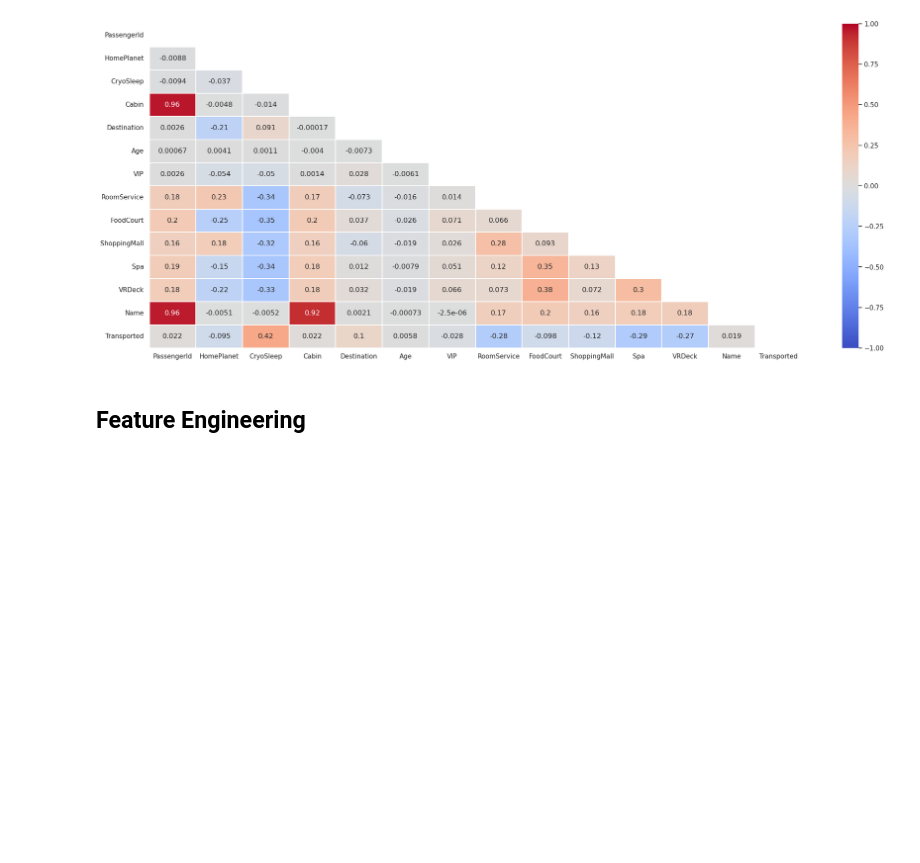
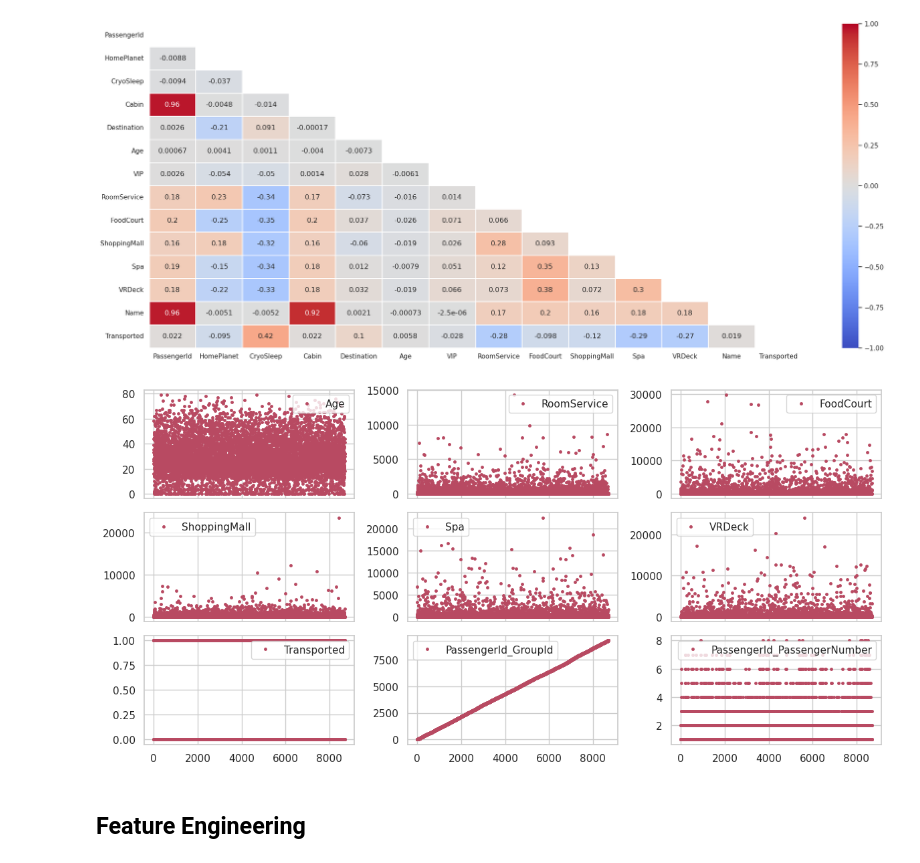
Before and after one commit to AiglonDore/spaceship-titanic, a Jupyter notebook: spaceship-titanic.ipynb, the cells around one changed output. Cells and saved outputs as stored; diff of their text form; code cells hidden in the pictures; blank space fills up the shorter version.

Commit message:
Add splitting

```diff
--- a/spaceship-titanic.ipynb
+++ b/spaceship-titanic.ipynb
@@ -159,5 +170,29 @@ ax = sns.heatmap(corr, mask=mask, xticklabels=corr.columns, yticklabels=corr.col
 plt.show()
 # %% [output]
 [figure]
+# %%
+# Splitting Passenger id and Cabin  to better understand relation of individual values present in them
+
+train_data=train_data.assign(
+          PassengerId_GroupId= train_data["PassengerId"].str[:4].astype(np.int16)
+         ,PassengerId_PassengerNumber=train_data["PassengerId"].str[5:].astype(np.int16)
+         )
+
+train_data.drop(columns='PassengerId',inplace=True)
+
+train_data=train_data.assign(
+           Cabin_Deck=train_data["Cabin"].str.split("/").str[0],
+           Cabin_Num=train_data["Cabin"].str.split("/").str[1],
+           Cabin_Side=train_data["Cabin"].str.split("/").str[2]
+         )
+
+train_data.drop(columns='Cabin',inplace=True)
+# %%
+# For all Numerical columnn for all rows
+train_data.plot(lw=0, marker=".", subplots=True, layout=(-1, 3),
+          figsize=(12,6), markersize=5,color='#B84A62')
+plt.tight_layout()
+# %% [output]
+[figure, added]
 # %% [markdown]
 ##  Feature Engineering
```
Also changed, not shown: parts of 5 cells of this notebook.
